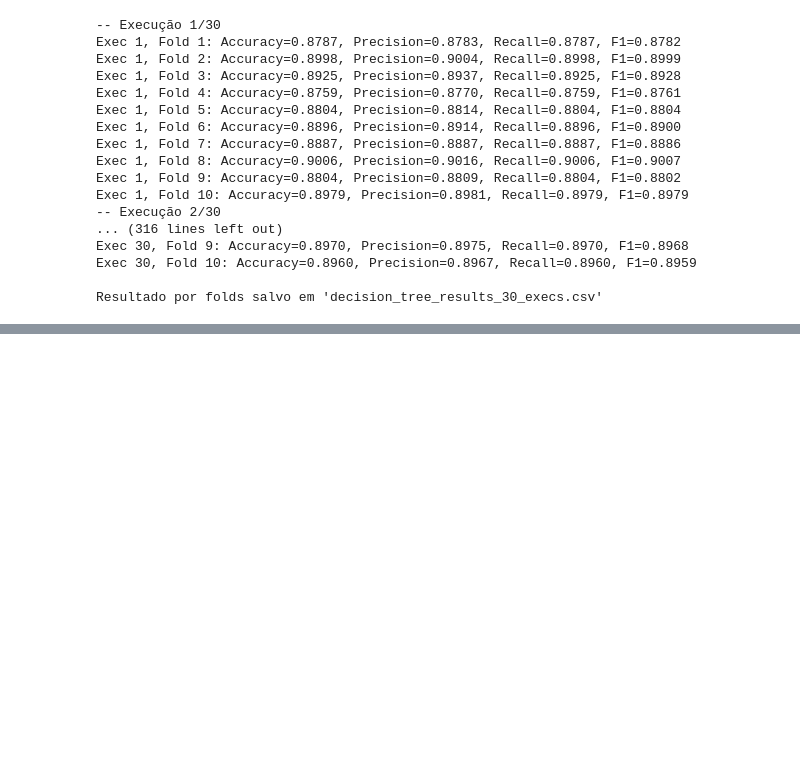
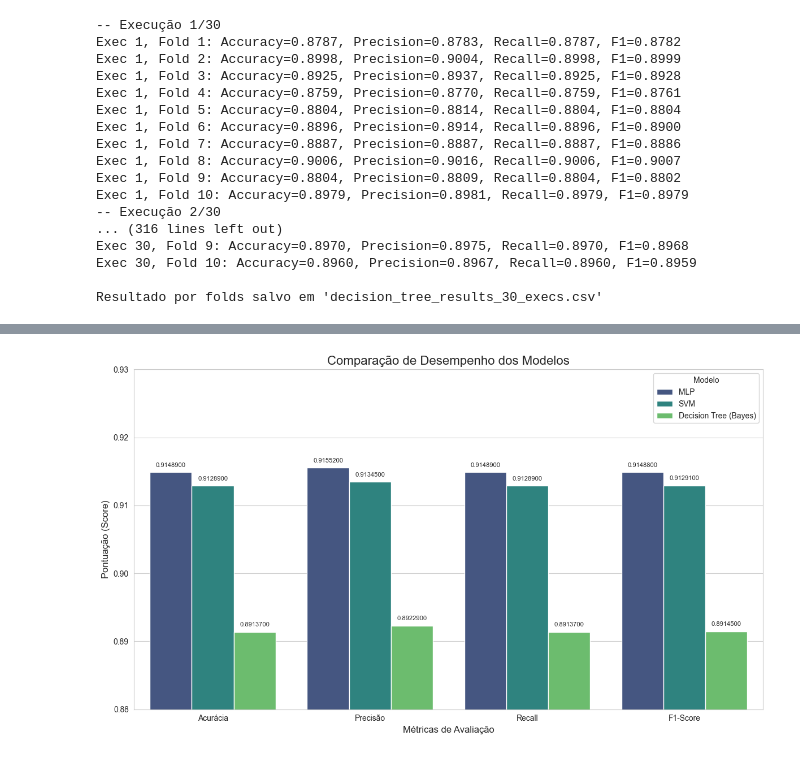
Before and after one commit to JvCostaF/Trabalho-Final---IML, a Jupyter notebook: TrabalhoFinal.ipynb, the cells around one changed output, grey strips where cells are left out. Saved outputs shown, nothing was run; the diff lists cells and outputs as text; code cells hidden in the pictures; blank space fills up the shorter version.

Commit message:
chore: Remove modelo DTree que nçao usava hiperparametros de Bayes e plota graficos sobre metricas e testes de hipotese

```diff
--- a/TrabalhoFinal.ipynb
+++ b/TrabalhoFinal.ipynb
@@ -797,27 +847,86 @@ print(f"Avg. Recall: {svm_rec_avg}")
 print(f"Avg. F1: {svm_f1_avg}")
 print("\n")
 
-print("--P/ Decision Tree--")
-dtree_acc_avg = np.mean(df_dtree['Accuracy'])
-dtree_pre_avg = np.mean(df_dtree['Precision'])
-dtree_rec_avg = np.mean(df_dtree['Recall'])
-dtree_f1_avg = np.mean(df_dtree['F1'])
+print("--P/ Decision Tree com os hiperparametros escolhidos pelo BayesSearchCV--")
+dtree_acc_avg = np.mean(df_dtree_bayes['Accuracy'])
+dtree_pre_avg = np.mean(df_dtree_bayes['Precision'])
+dtree_rec_avg = np.mean(df_dtree_bayes['Recall'])
+dtree_f1_avg = np.mean(df_dtree_bayes['F1'])
 print(f"Avg. Accuracy: {dtree_acc_avg}")
 print(f"Avg. Precision: {dtree_pre_avg}")
 print(f"Avg. Recall: {dtree_rec_avg}")
 print(f"Avg. F1: {dtree_f1_avg}")
 print("\n")
 
-print("--P/ Decision Tree com os hiperparametros escolhidos pelo BayesSearchCV--")
-dtree_acc_avg = np.mean(df_dtree['Accuracy'])
-dtree_pre_avg = np.mean(df_dtree['Precision'])
-dtree_rec_avg = np.mean(df_dtree['Recall'])
-dtree_f1_avg = np.mean(df_dtree['F1'])
-print(f"Avg. Accuracy: {dtree_acc_avg}")
-print(f"Avg. Precision: {dtree_pre_avg}")
-print(f"Avg. Recall: {dtree_rec_avg}")
-print(f"Avg. F1: {dtree_f1_avg}")
-print("\n")
+import pandas as pd
+import seaborn as sns
+import matplotlib.pyplot as plt
+import numpy as np
+
+# 1. Estruturar os dados
+# Coloquei os dados que você forneceu em um formato chamado "long-form",
+# que é o ideal para o Seaborn.
+data = {
+    'Modelo': [
+        'MLP', 'MLP', 'MLP', 'MLP',
+        'SVM', 'SVM', 'SVM', 'SVM',
+        'Decision Tree (Bayes)', 'Decision Tree (Bayes)', 'Decision Tree (Bayes)', 'Decision Tree (Bayes)'
+    ],
+    'Métrica': [
+        'Acurácia', 'Precisão', 'Recall', 'F1-Score',
+        'Acurácia', 'Precisão', 'Recall', 'F1-Score',
+        'Acurácia', 'Precisão', 'Recall', 'F1-Score'
+    ],
+    'Valor': [
+        0.91489, 0.91552, 0.91489, 0.91488,  # MLP
+        0.91289, 0.91345, 0.91289, 0.91291,  # SVM
+        0.89137, 0.89229, 0.89137, 0.89145   # Decision Tree (Bayes)
+    ]
+}
+
+# 2. Criar um DataFrame com o Pandas
+df_metrics = pd.DataFrame(data)
+
+# 3. Criar o Gráfico
+plt.figure(figsize=(12, 7)) # Define o tamanho da figura
+sns.set_style("whitegrid") # Define um estilo para o gráfico
+
+# Cria o gráfico de barras agrupadas
+ax = sns.barplot(
+    x='Métrica',
+    y='Valor',
+    hue='Modelo',
+    data=df_metrics,
+    palette='viridis' # Escolhe uma paleta de cores
+)
+
+# 4. Customizar o Gráfico
+# Ajusta o limite do eixo Y para destacar as diferenças entre os modelos
+ax.set_ylim(0.88, 0.93)
+
+# Adiciona o título e os rótulos dos eixos
+ax.set_title('Comparação de Desempenho dos Modelos', fontsize=16)
+ax.set_xlabel('Métricas de Avaliação', fontsize=12)
+ax.set_ylabel('Pontuação (Score)', fontsize=12)
+ax.legend(title='Modelo')
+
+# 5. Adicionar os valores no topo de cada barra
+for p in ax.patches:
+    ax.annotate(
+        format(p.get_height(), '.7f'), # Formata o número com 4 casas decimais
+        (p.get_x() + p.get_width() / 2., p.get_height()),
+        ha = 'center',
+        va = 'center',
+        xytext = (0, 9),
+        textcoords = 'offset points',
+        fontsize=8
+    )
+
+# 6. Salvar e exibir o gráfico
+plt.tight_layout() # Ajusta o layout para evitar que os rótulos se sobreponham
+plt.savefig('comparacao_modelos.png', dpi=300) # Salva a imagem com alta resolução
+
+print("Gráfico 'comparacao_modelos.png' salvo com sucesso!")
 # %% [output]
 --P/ MLP--
 Avg. Accuracy: 0.9148979641304544
@@ -838,0 +948 @@ Avg. F1: 0.891451749698662
+[figure, added]
```
Also changed, not shown: parts of 6 cells of this notebook, 3 other files.
